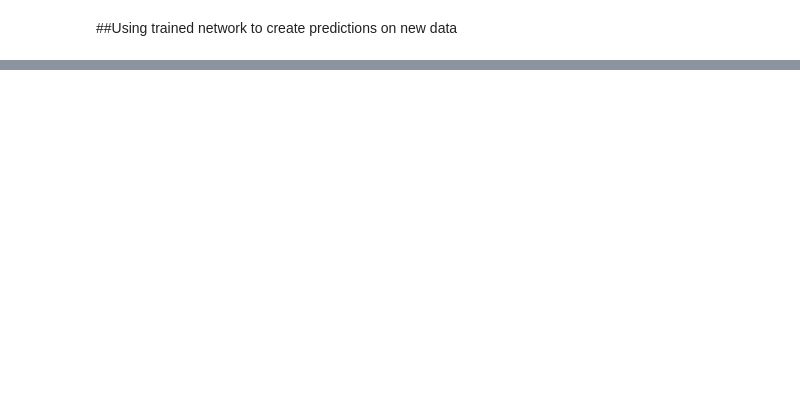
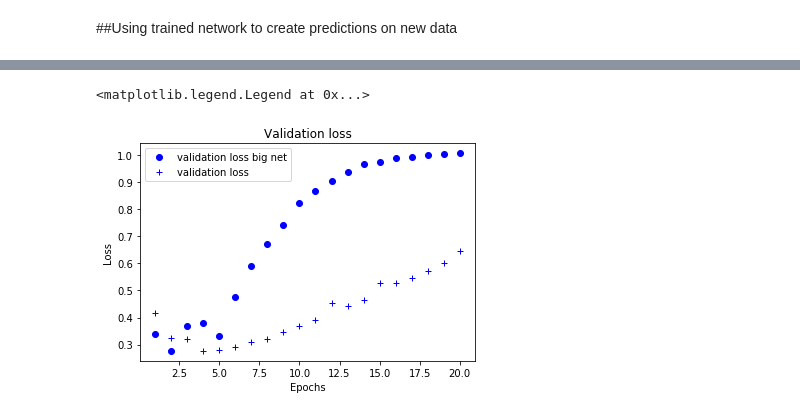
Before and after one commit to leonardoub/cmepda, a Jupyter notebook: imdb_exercise.ipynb, the cells around one changed output, grey strips where cells are left out. Cells and saved outputs as stored; diff of their text form; code cells hidden in the pictures; blank space fills up the shorter version.

```diff
--- a/imdb_exercise.ipynb
+++ b/imdb_exercise.ipynb
@@ -297,0 +364,4 @@ array([[0.02219537],
+# %%
+model.compile(optimizer='rmsprop', loss='binary_crossentropy', metrics=['acc'])
+# %%
+history_big_net = model.fit(partial_x_train, partial_y_train, epochs=20, batch_size=512, validation_data=(x_val, y_val))
@@ -297,0 +386,14 @@ array([[0.02219537],
+# %%
+history_dict_big_net = history_big_net.history
+# %%
+val_loss_values_big_net = history_dict_big_net['val_loss']
+# %%
+plt.plot(epochs, val_loss_values_big_net, 'bo', label='validation loss big net')
+plt.plot(epochs, val_loss_values, 'b+', label='validation loss')
+plt.title('Validation loss')
+plt.xlabel('Epochs')
+plt.ylabel('Loss')
+plt.legend()
+# %% [output]
+<matplotlib.legend.Legend at 0x...>
+[figure, added]
```
Also changed, not shown: parts of 25 cells of this notebook.
